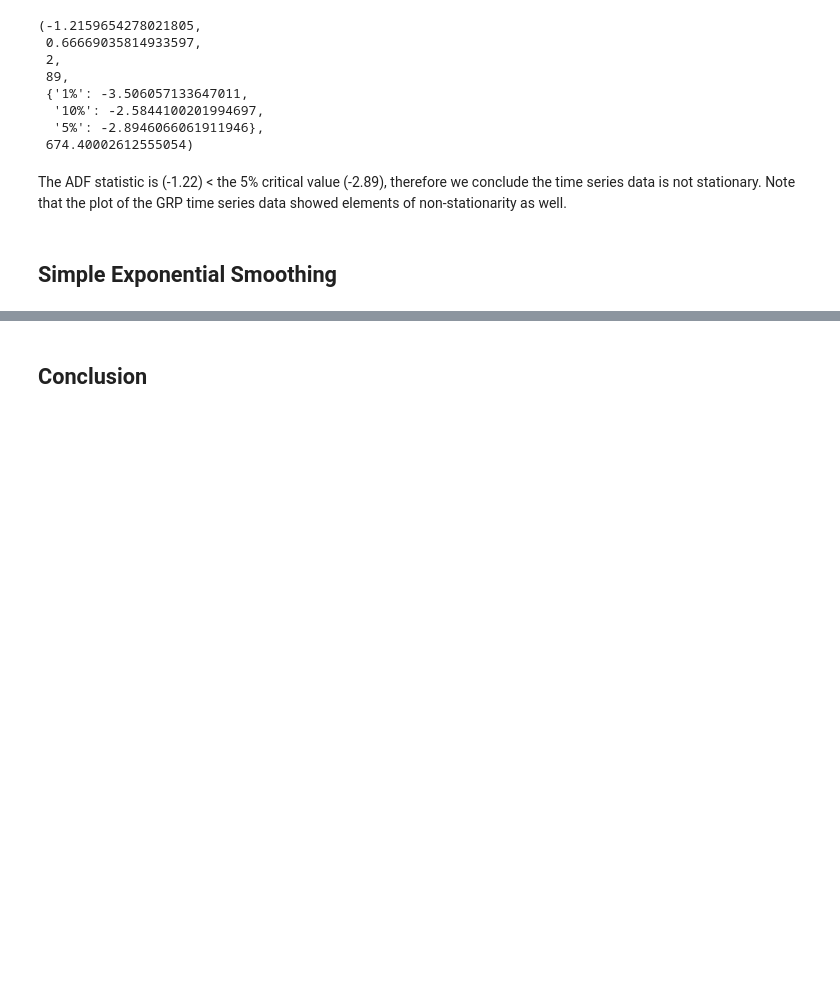
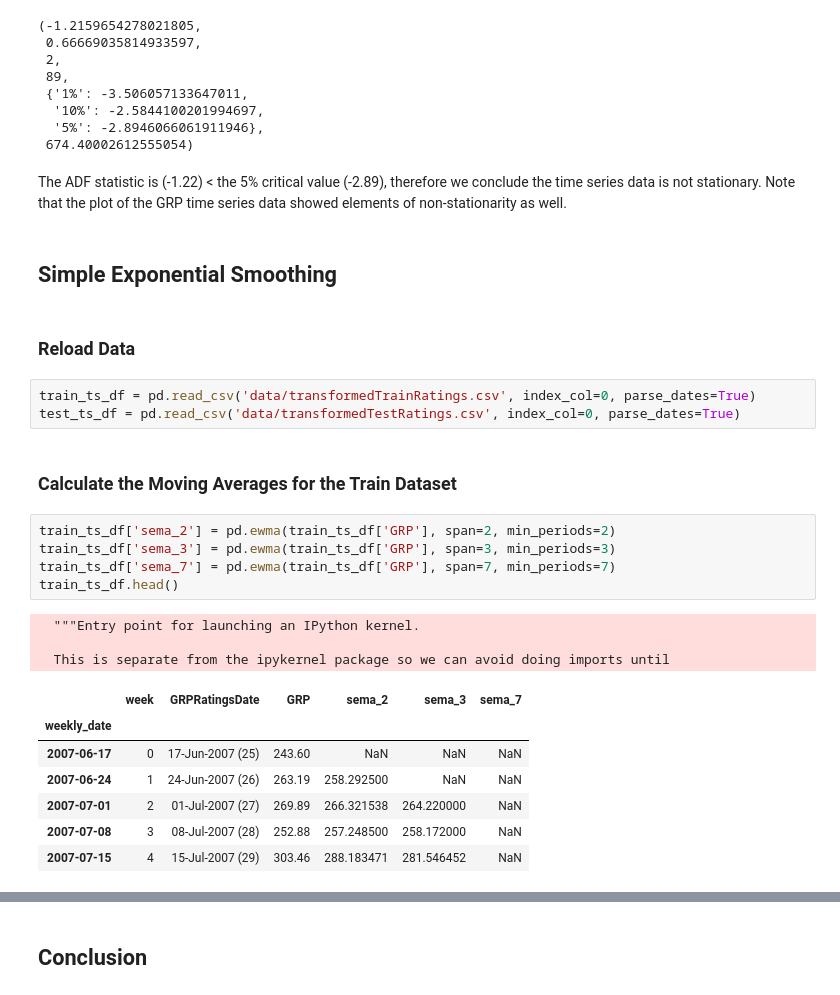
Before and after one commit to tkokkeng/KE5108-TVChannelRatings, a Jupyter notebook: movingAverage.ipynb, the cells around one changed output, grey strips where cells are left out. Saved outputs shown, nothing was run; the diff lists cells and outputs as text; blank space fills up the shorter version.

```diff
--- a/movingAverage.ipynb
+++ b/movingAverage.ipynb
@@ -308,3 +299,26 @@ test_df
 The ADF statistic is (-1.22) < the 5% critical value (-2.89), therefore we conclude the time series data is not stationary. Note that the plot of the GRP time series data showed elements of non-stationarity as well.
 # %% [markdown]
 ## Simple Exponential Smoothing
+# %% [markdown]
+### Reload Data
+# %%
+train_ts_df = pd.read_csv('data/transformedTrainRatings.csv', index_col=0, parse_dates=True)
+test_ts_df = pd.read_csv('data/transformedTestRatings.csv', index_col=0, parse_dates=True)
+# %% [markdown]
+### Calculate the Moving Averages for the Train Dataset
+# %%
+train_ts_df['sema_2'] = pd.ewma(train_ts_df['GRP'], span=2, min_periods=2)
+train_ts_df['sema_3'] = pd.ewma(train_ts_df['GRP'], span=3, min_periods=3)
+train_ts_df['sema_7'] = pd.ewma(train_ts_df['GRP'], span=7, min_periods=7)
+train_ts_df.head()
+# %% [output]
+  """Entry point for launching an IPython kernel.
+
+  This is separate from the ipykernel package so we can avoid doing imports until
+|  | week | GRPRatingsDate | GRP | sema_2 | sema_3 | sema_7 |
+| weekly_date |  |  |  |  |  |  |
+| 2007-06-17 | 0 | 17-Jun-2007 (25) | 243.60 | NaN | NaN | NaN |
+| 2007-06-24 | 1 | 24-Jun-2007 (26) | 263.19 | 258.292500 | NaN | NaN |
+| 2007-07-01 | 2 | 01-Jul-2007 (27) | 269.89 | 266.321538 | 264.220000 | NaN |
+| 2007-07-08 | 3 | 08-Jul-2007 (28) | 252.88 | 257.248500 | 258.172000 | NaN |
+| 2007-07-15 | 4 | 15-Jul-2007 (29) | 303.46 | 288.183471 | 281.546452 | NaN |
```
Also changed, not shown: parts of 15 cells of this notebook.
